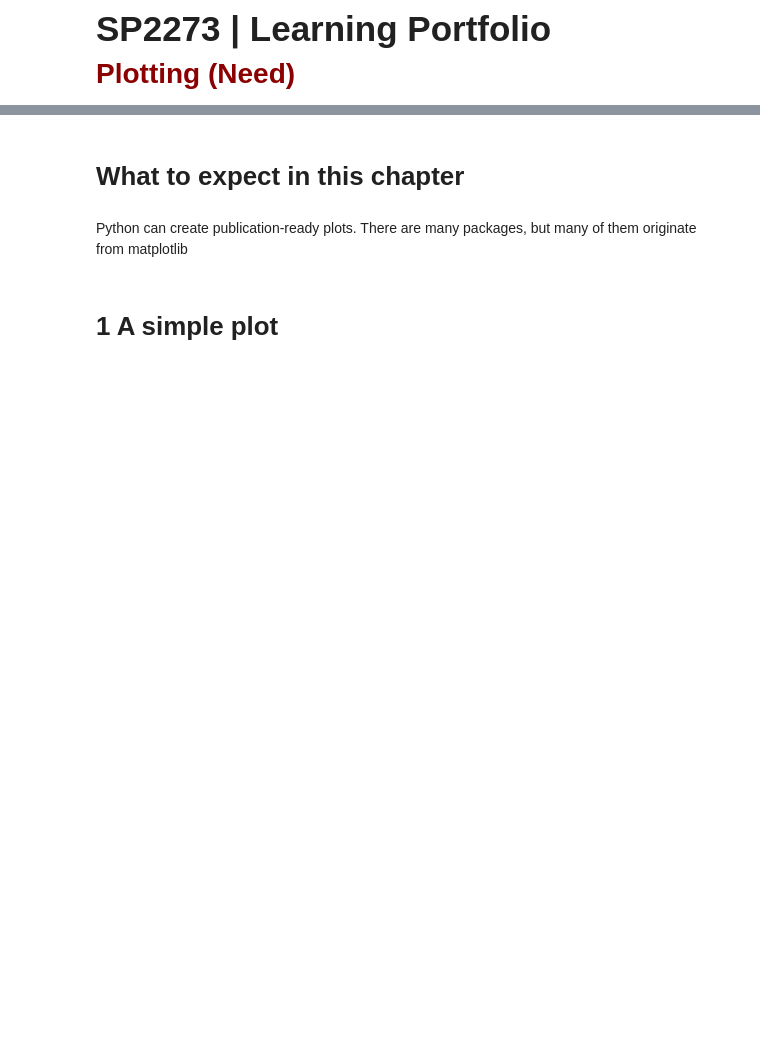
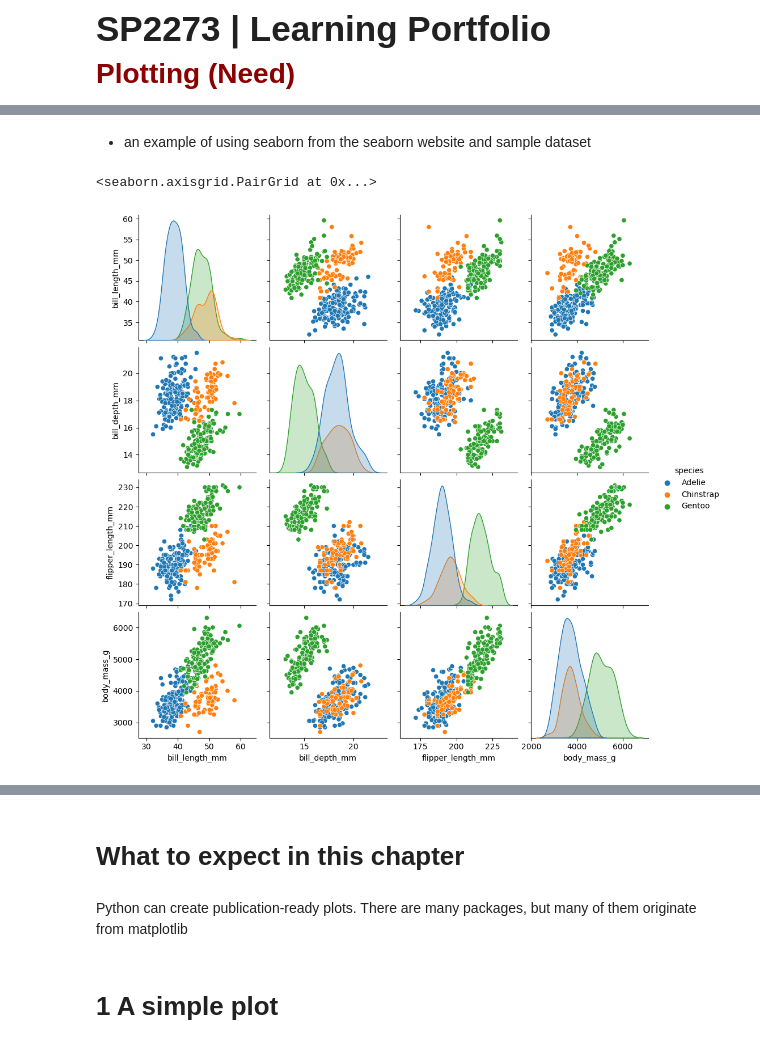
Before and after one commit to SPS-SP2273/learning-portfolio-TeresaGraceL, a Jupyter notebook: plotting/plotting_(need).ipynb, the cells around one changed output, grey strips where cells are left out. Drawn from its saved outputs; the diff is of its cells as text; code cells hidden in the pictures; blank space fills up the shorter version.

Commit message:
tried out seaborn in plotting_(need)

```diff
--- a/plotting/plotting_(need).ipynb
+++ b/plotting/plotting_(need).ipynb
@@ -4,0 +15,12 @@ from matplotlib import pyplot as plt
+# %% [markdown]
+- an example of using seaborn from the seaborn website and sample dataset
+# %%
+import numpy
+import pandas
+
+import seaborn as sns
+df = sns.load_dataset("penguins")
+sns.pairplot(df, hue="species")
+# %% [output]
+<seaborn.axisgrid.PairGrid at 0x...>
+[figure, added]
```
Also changed, not shown: parts of 3 cells of this notebook.
